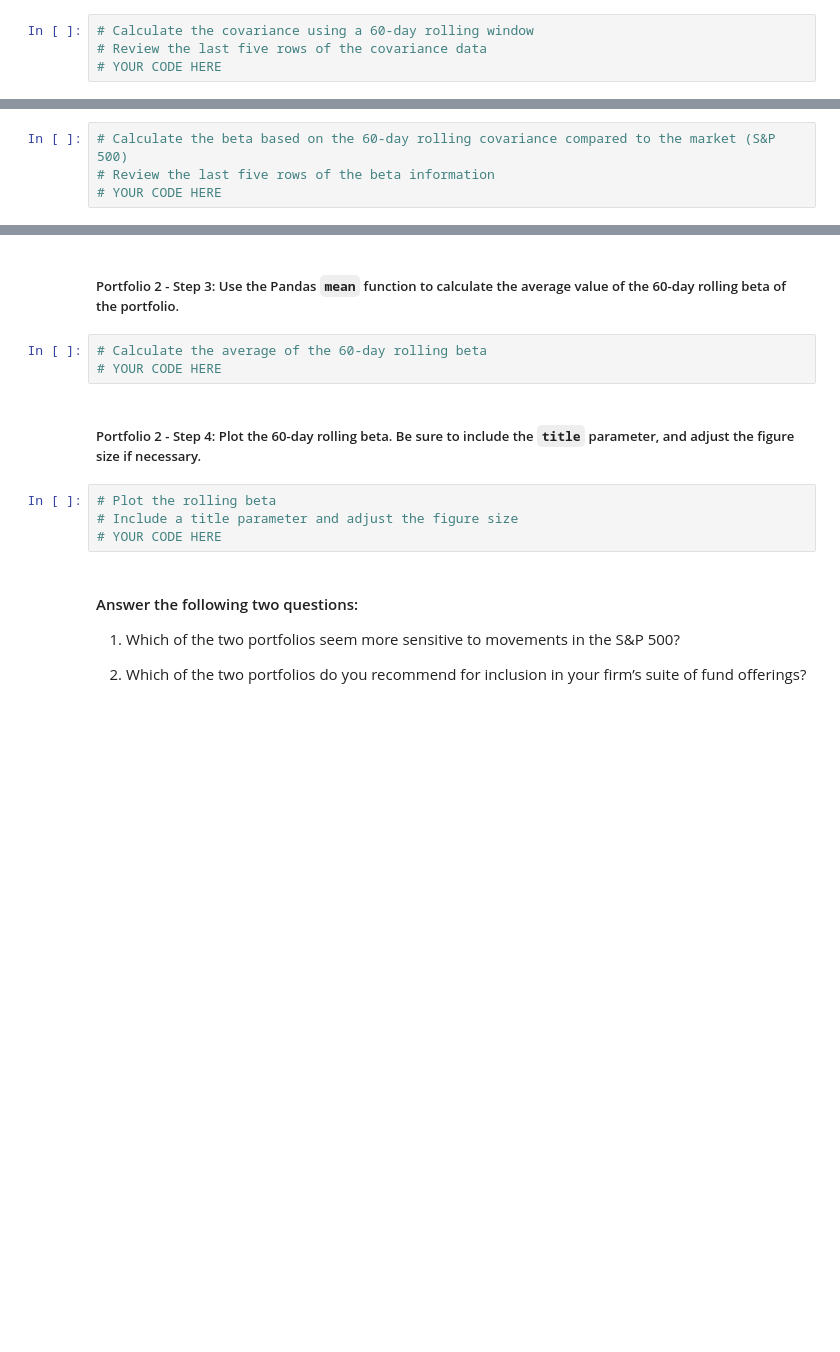
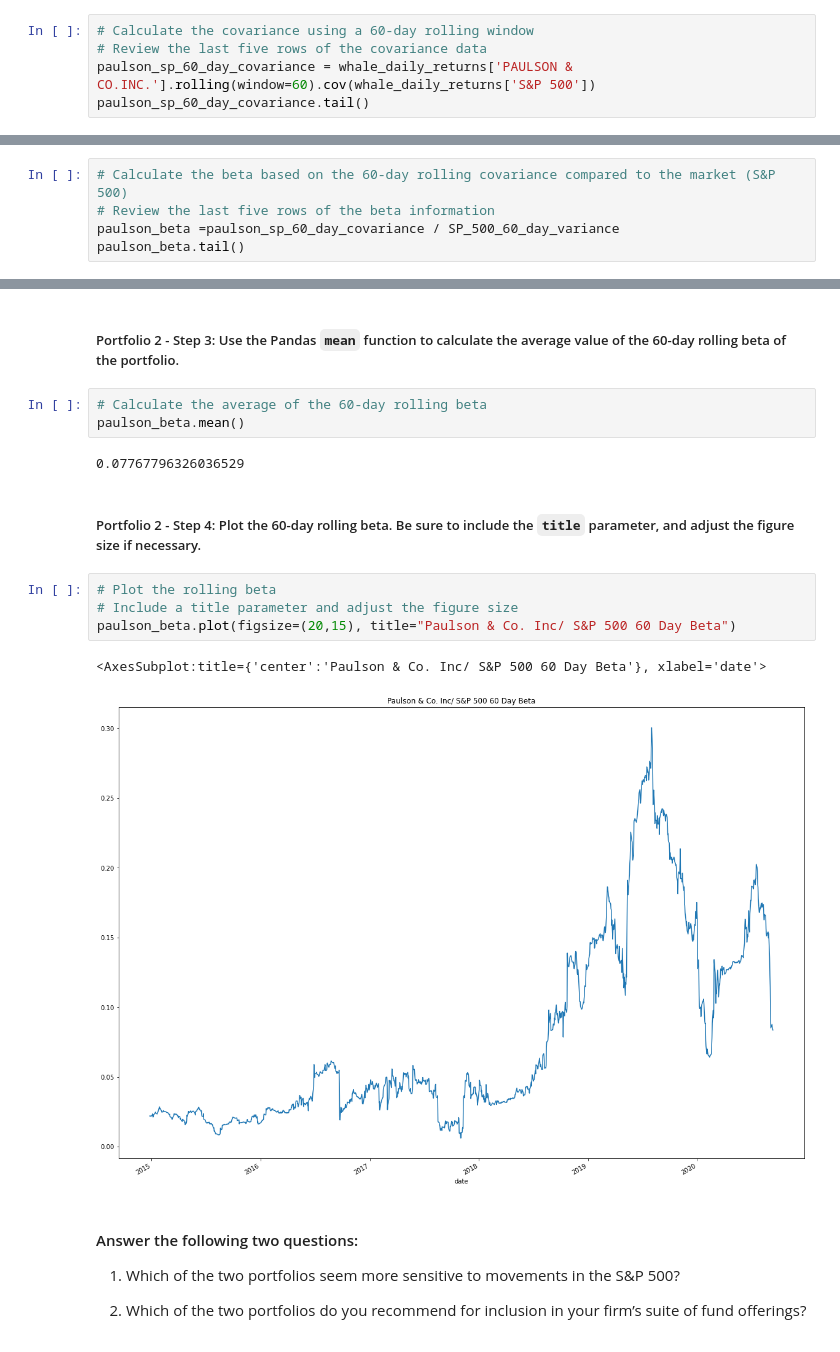
Before and after one commit to zvahidy/Quantatative-Analysis, a Jupyter notebook: risk_return_analysis.ipynb, the cells around one changed output, grey strips where cells are left out. Cells and saved outputs as stored; diff of their text form; blank space fills up the shorter version.

```diff
--- a/risk_return_analysis.ipynb
+++ b/risk_return_analysis.ipynb
@@ -405,4 +438,5 @@ Your analysis is nearing completion. Now, you need to evaluate how the portfolio
 # %%
 # Calculate the covariance using a 60-day rolling window
 # Review the last five rows of the covariance data
-# YOUR CODE HERE
+paulson_sp_60_day_covariance = whale_daily_returns['PAULSON & CO.INC.'].rolling(window=60).cov(whale_daily_returns['S&P 500'])
+paulson_sp_60_day_covariance.tail()
@@ -411,4 +453,5 @@ Your analysis is nearing completion. Now, you need to evaluate how the portfolio
 # %%
 # Calculate the beta based on the 60-day rolling covariance compared to the market (S&P 500)
 # Review the last five rows of the beta information
-# YOUR CODE HERE
+paulson_beta =paulson_sp_60_day_covariance / SP_500_60_day_variance
+paulson_beta.tail()
@@ -416,13 +467,18 @@ Your analysis is nearing completion. Now, you need to evaluate how the portfolio
 ##### Portfolio 2 - Step 3: Use the Pandas `mean` function to calculate the average value of the 60-day rolling beta of the portfolio.
 # %%
 # Calculate the average of the 60-day rolling beta
-# YOUR CODE HERE
+paulson_beta.mean()
+# %% [output]
+0.07767796326036529
 # %% [markdown]
 ##### Portfolio 2 - Step 4: Plot the 60-day rolling beta. Be sure to include the `title` parameter, and adjust the figure size if necessary.
 # %%
 # Plot the rolling beta
 # Include a title parameter and adjust the figure size
-# YOUR CODE HERE
+paulson_beta.plot(figsize=(20,15), title="Paulson & Co. Inc/ S&P 500 60 Day Beta")
+# %% [output]
+<AxesSubplot:title={'center':'Paulson & Co. Inc/ S&P 500 60 Day Beta'}, xlabel='date'>
+[figure, added]
 # %% [markdown]
 #### Answer the following two questions:
 
```
Also changed, not shown: parts of 11 cells of this notebook.
